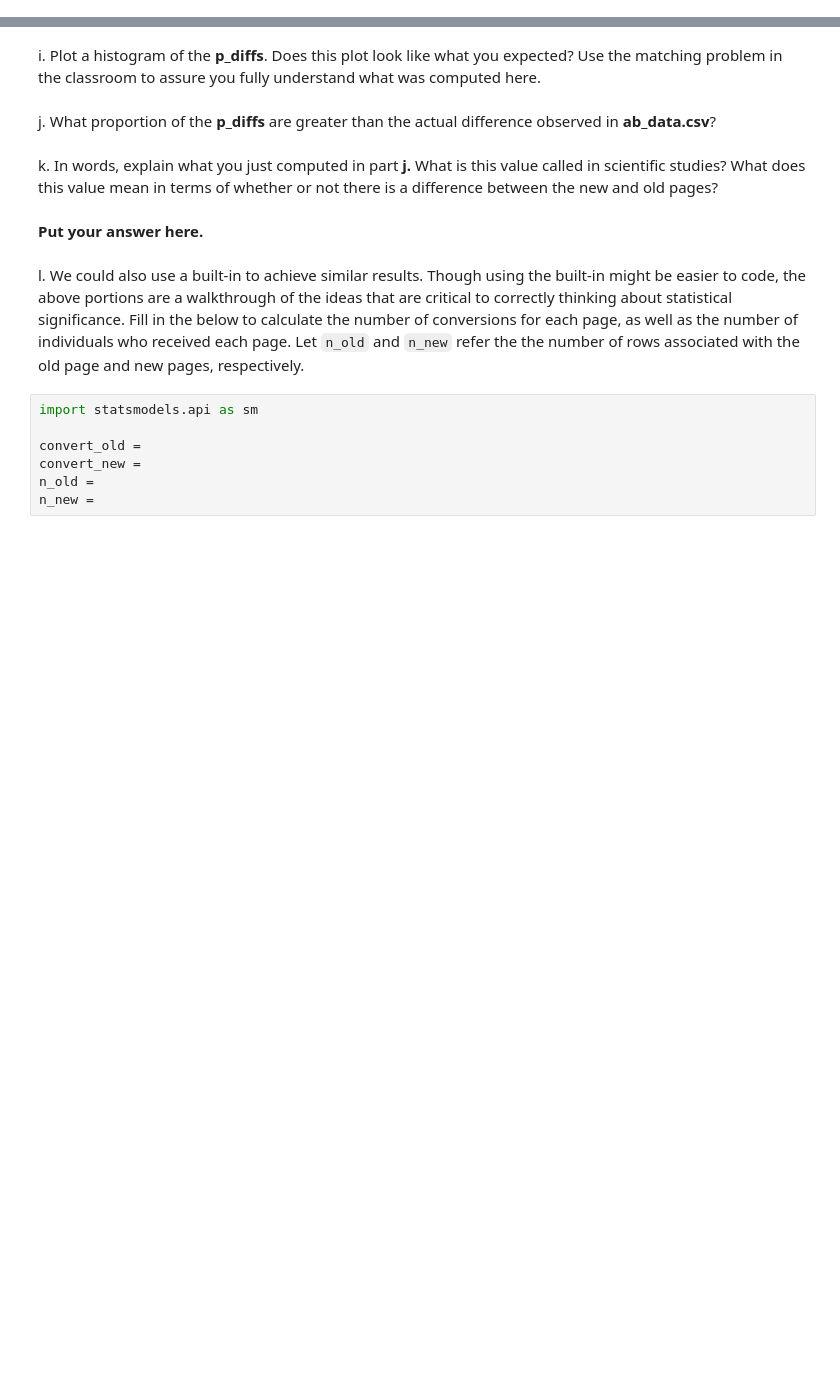
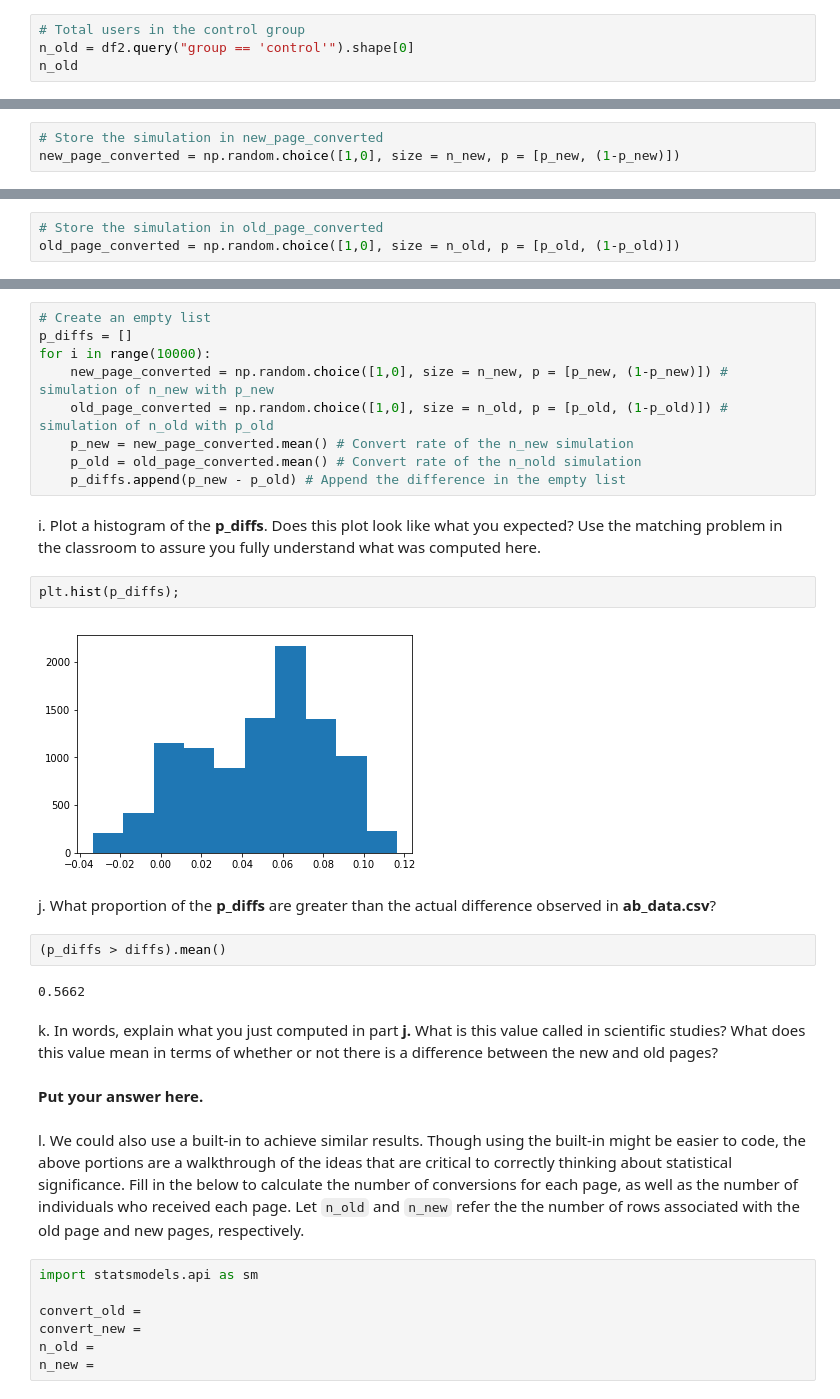
Before and after one commit to furawa/Data_Analyst_Udacity_Projects, a Jupyter notebook: 03_analyze_AB_test/Analyze_ab_test_results_notebook.ipynb, the cells around one changed output, grey strips where cells are left out. Saved outputs shown, nothing was run; the diff lists cells and outputs as text; blank space fills up the shorter version.

```diff
--- a/03_analyze_AB_test/Analyze_ab_test_results_notebook.ipynb
+++ b/03_analyze_AB_test/Analyze_ab_test_results_notebook.ipynb
@@ -230,2 +251,6 @@ c. What is $n_{new}$?
 # %% [markdown]
 d. What is $n_{old}$?
+# %%
+# Total users in the control group
+n_old = df2.query("group == 'control'").shape[0]
+n_old
@@ -232,6 +259,12 @@ d. What is $n_{old}$?
 # %% [markdown]
 e. Simulate $n_{new}$ transactions with a convert rate of $p_{new}$ under the null.  Store these $n_{new}$ 1's and 0's in **new_page_converted**.
+# %%
+# Store the simulation in new_page_converted
+new_page_converted = np.random.choice([1,0], size = n_new, p = [p_new, (1-p_new)])
 # %% [markdown]
 f. Simulate $n_{old}$ transactions with a convert rate of $p_{old}$ under the null.  Store these $n_{old}$ 1's and 0's in **old_page_converted**.
+# %%
+# Store the simulation in old_page_converted
+old_page_converted = np.random.choice([1,0], size = n_old, p = [p_old, (1-p_old)])
 # %% [markdown]
 g. Find $p_{new}$ - $p_{old}$ for your simulated values from part (e) and (f).
@@ -238,9 +276,26 @@ g. Find $p_{new}$ - $p_{old}$ for your simulated values from part (e) and (f).
 # %% [markdown]
 h. Simulate 10,000 $p_{new}$ - $p_{old}$ values using this same process similarly to the one you calculated in parts **a. through g.** above.  Store all 10,000 values in a numpy array called **p_diffs**.
+# %%
+# Create an empty list
+p_diffs = []
+for i in range(10000):
+    new_page_converted = np.random.choice([1,0], size = n_new, p = [p_new, (1-p_new)]) # simulation of n_new with p_new
+    old_page_converted = np.random.choice([1,0], size = n_old, p = [p_old, (1-p_old)]) # simulation of n_old with p_old
+    p_new = new_page_converted.mean() # Convert rate of the n_new simulation
+    p_old = old_page_converted.mean() # Convert rate of the n_nold simulation
+    p_diffs.append(p_new - p_old) # Append the difference in the empty list
 # %% [markdown]
 i. Plot a histogram of the **p_diffs**.  Does this plot look like what you expected?  Use the matching problem in the classroom to assure you fully understand what was computed here.
+# %%
+plt.hist(p_diffs);
+# %% [output]
+[figure, added]
 # %% [markdown]
 j. What proportion of the **p_diffs** are greater than the actual difference observed in **ab_data.csv**?
+# %%
+(p_diffs > diffs).mean()
+# %% [output]
+0.5662
 # %% [markdown]
 k. In words, explain what you just computed in part **j.**  What is this value called in scientific studies?  What does this value mean in terms of whether or not there is a difference between the new and old pages?
 # %% [markdown]
```
Also changed, not shown: parts of 7 cells of this notebook.
